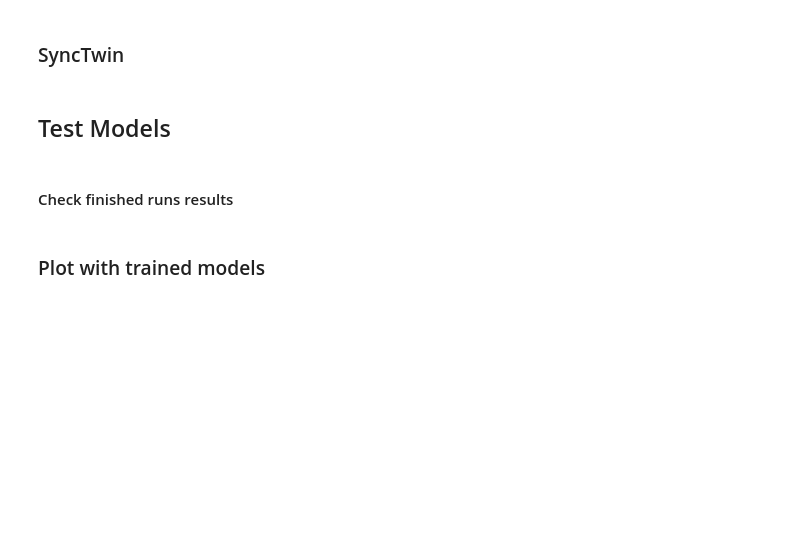
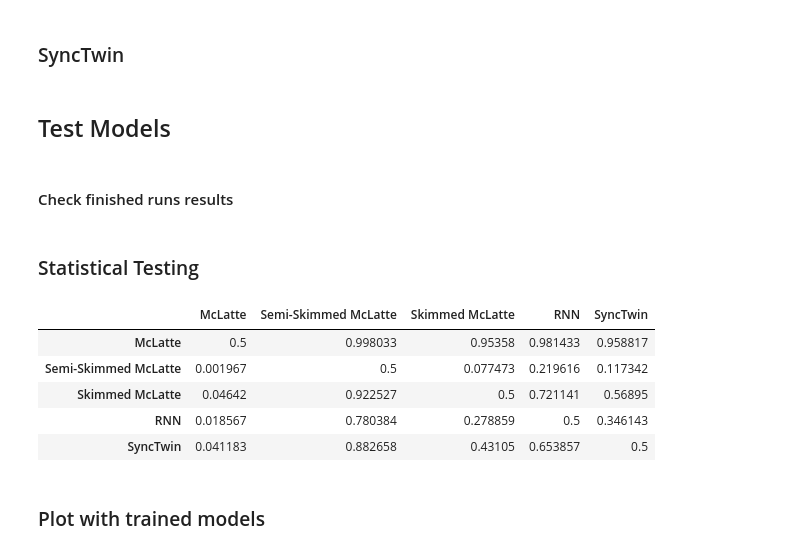
Before and after one commit to Jason-Y-Z/McLatte, a Jupyter notebook: test_idealised_disease.ipynb, the cells around one changed output. Saved outputs shown, nothing was run; the diff lists cells and outputs as text; code cells hidden in the pictures; blank space fills up the shorter version.

```diff
--- a/test_idealised_disease.ipynb
+++ b/test_idealised_disease.ipynb
@@ -552,5 +586,14 @@ for config_idx in range(len(TEST_CONFIGS)):
 # %% [markdown]
 #### Check finished runs results
 # %%
-config, mclatte_losses, rnn_losses, synctwin_losses = joblib.load(f'results_idt/test/config_11.joblib')
-config, mclatte_losses, synctwin_losses, rnn_losses
+def print_losses():
+    (
+        config,
+        mclatte_losses,
+        semi_skimmed_mclatte_losses,
+        skimmed_mclatte_losses,
+        rnn_losses,
+        synctwin_losses,
+    ) = joblib.load(f'results_idt/maes/config_0_idt.joblib')
+    for losses in mclatte_losses, synctwin_losses, rnn_losses:
+        print(f'{np.mean(losses):.3f} ({np.std(losses):.3f})')
@@ -560,2 +600,30 @@ for losses in mclatte_losses, synctwin_losses, rnn_losses:
+# %% [markdown]
+### Statistical Testing
+# %%
+LOSS_NAMES = ['McLatte', 'Semi-Skimmed McLatte', 'Skimmed McLatte', 'RNN', 'SyncTwin']
+# %%
+def test_losses(losses):
+    t_test_results = pd.DataFrame(columns=LOSS_NAMES, index=LOSS_NAMES)
+
+    for i in range(len(LOSS_NAMES)):
+        for j in range(len(LOSS_NAMES)):
+            t = ttest_ind(losses[i], losses[j], alternative='less')
+            t_test_results[LOSS_NAMES[i]][LOSS_NAMES[j]] = t.pvalue
+    return t_test_results
+# %%
+all_losses = [[] for _ in range(len(LOSS_NAMES))]
+for config_id in range(len(TEST_CONFIGS)):
+    _, *losses = joblib.load(f'results_idt/maes/config_{config_id}_idt.joblib')
+    # print(test_losses(losses))
+    for i in range(len(LOSS_NAMES)):
+        all_losses[i] += losses[i]
+test_losses(all_losses)
+# %% [output]
+|  | McLatte | Semi-Skimmed McLatte | Skimmed McLatte | RNN | SyncTwin |
+| McLatte | 0.5 | 0.998033 | 0.95358 | 0.981433 | 0.958817 |
+| Semi-Skimmed McLatte | 0.001967 | 0.5 | 0.077473 | 0.219616 | 0.117342 |
+| Skimmed McLatte | 0.04642 | 0.922527 | 0.5 | 0.721141 | 0.56895 |
+| RNN | 0.018567 | 0.780384 | 0.278859 | 0.5 | 0.346143 |
+| SyncTwin | 0.041183 | 0.882658 | 0.43105 | 0.653857 | 0.5 |
 # %% [markdown]
 ### Plot with trained models
```
Also changed, not shown: parts of 25 cells of this notebook, 5 other files.
